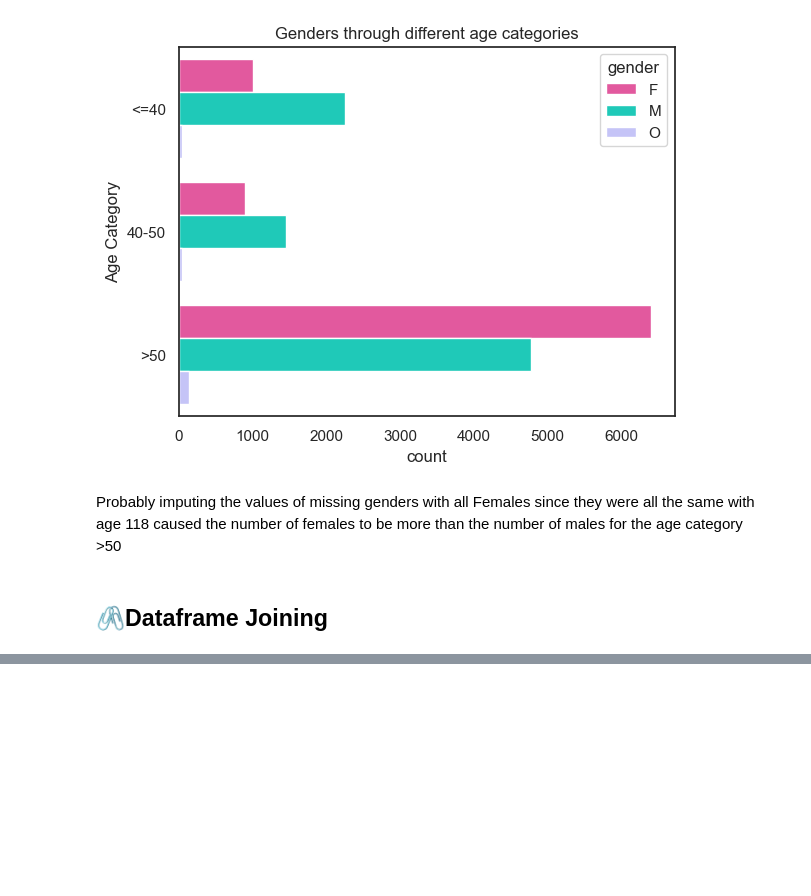
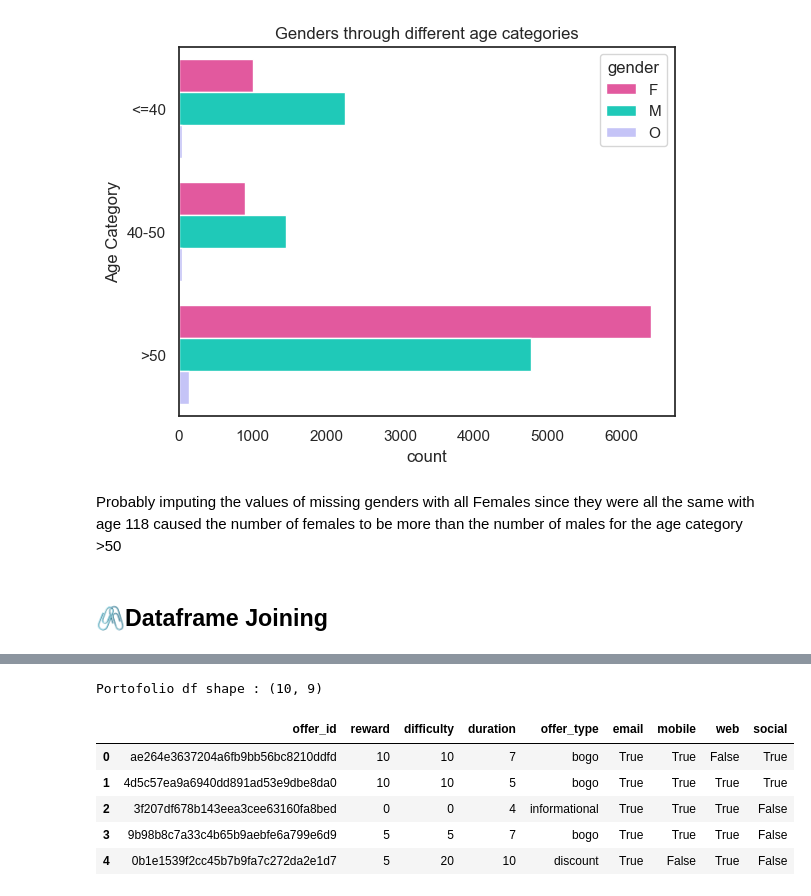
Before and after one commit to Moodrammer/ml-model-sagemaker-capstone, a Jupyter notebook: Starbucks_Capstone_notebook.ipynb, the cells around one changed output, grey strips where cells are left out. Saved outputs shown, nothing was run; the diff lists cells and outputs as text; code cells hidden in the pictures; blank space fills up the shorter version.

```diff
--- a/Starbucks_Capstone_notebook.ipynb
+++ b/Starbucks_Capstone_notebook.ipynb
@@ -784,0 +819,13 @@ Probably imputing the values of missing genders with all Females since they were
+# %%
+portfolio_df = portfolio_df.reset_index()
+portfolio_df = portfolio_df.rename(dict(id='offer_id'), axis=1)
+print(f"Portofolio df shape : {portfolio_df.shape}")
+portfolio_df.head(5)
+# %% [output]
+Portofolio df shape : (10, 9)
+|  | offer_id | reward | difficulty | duration | offer_type | email | mobile | web | social |
+| 0 | ae264e3637204a6fb9bb56bc8210ddfd | 10 | 10 | 7 | bogo | True | True | False | True |
+| 1 | 4d5c57ea9a6940dd891ad53e9dbe8da0 | 10 | 10 | 5 | bogo | True | True | True | True |
+| 2 | 3f207df678b143eea3cee63160fa8bed | 0 | 0 | 4 | informational | True | True | True | False |
+| 3 | 9b98b8c7a33c4b65b9aebfe6a799e6d9 | 5 | 5 | 7 | bogo | True | True | True | False |
+| 4 | 0b1e1539f2cc45b7b9fa7c272da2e1d7 | 5 | 20 | 10 | discount | True | False | True | False |
```
Also changed, not shown: parts of 25 cells of this notebook, 1 other file.
